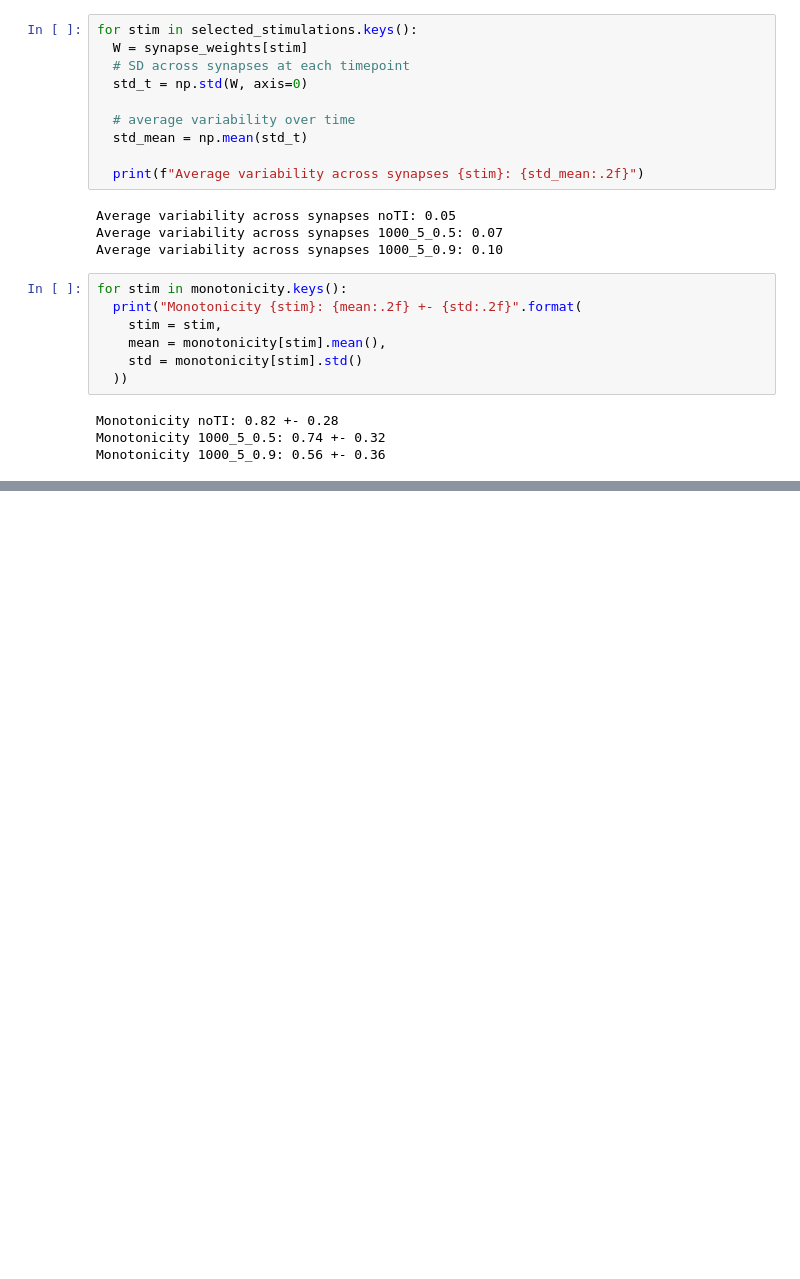
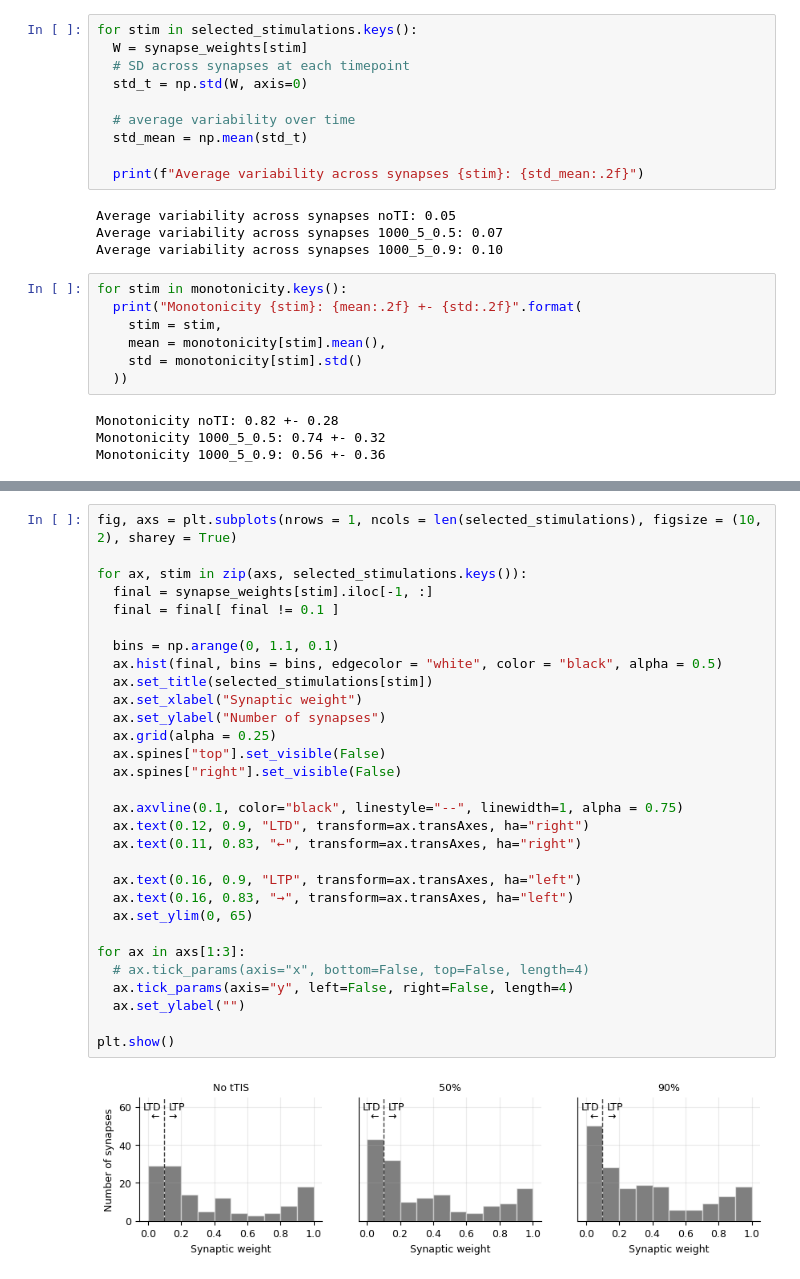
Before and after one commit to kerseviciute/temporal-interference, a Jupyter notebook: thesis/figure-results_poisson-1000-5.ipynb, the cells around one changed output, grey strips where cells are left out. Saved outputs shown, nothing was run; the diff lists cells and outputs as text; blank space fills up the shorter version.

```diff
--- a/thesis/figure-results_poisson-1000-5.ipynb
+++ b/thesis/figure-results_poisson-1000-5.ipynb
@@ -1095,0 +1139,32 @@ Monotonicity 1000_5_0.9: 0.56 +- 0.36
+# %%
+fig, axs = plt.subplots(nrows = 1, ncols = len(selected_stimulations), figsize = (10, 2), sharey = True)
+
+for ax, stim in zip(axs, selected_stimulations.keys()):
+  final = synapse_weights[stim].iloc[-1, :]
+  final = final[ final != 0.1 ]
+
+  bins = np.arange(0, 1.1, 0.1)
+  ax.hist(final, bins = bins, edgecolor = "white", color = "black", alpha = 0.5)
+  ax.set_title(selected_stimulations[stim])
+  ax.set_xlabel("Synaptic weight")
+  ax.set_ylabel("Number of synapses")
+  ax.grid(alpha = 0.25)
+  ax.spines["top"].set_visible(False)
+  ax.spines["right"].set_visible(False)
+
+  ax.axvline(0.1, color="black", linestyle="--", linewidth=1, alpha = 0.75)
+  ax.text(0.12, 0.9, "LTD", transform=ax.transAxes, ha="right")
+  ax.text(0.11, 0.83, "←", transform=ax.transAxes, ha="right")
+
+  ax.text(0.16, 0.9, "LTP", transform=ax.transAxes, ha="left")
+  ax.text(0.16, 0.83, "→", transform=ax.transAxes, ha="left")
+  ax.set_ylim(0, 65)
+
+for ax in axs[1:3]:
+  # ax.tick_params(axis="x", bottom=False, top=False, length=4)
+  ax.tick_params(axis="y", left=False, right=False, length=4)
+  ax.set_ylabel("")
+
+plt.show()
+# %% [output]
+[figure, added]
```
Also changed, not shown: parts of 11 cells of this notebook.
